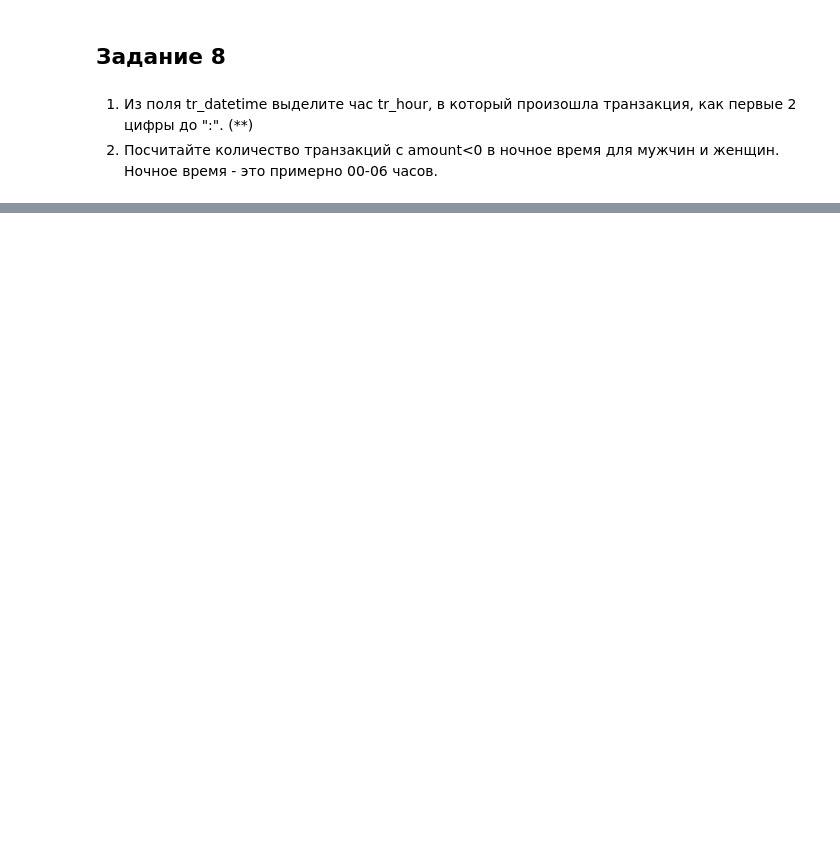
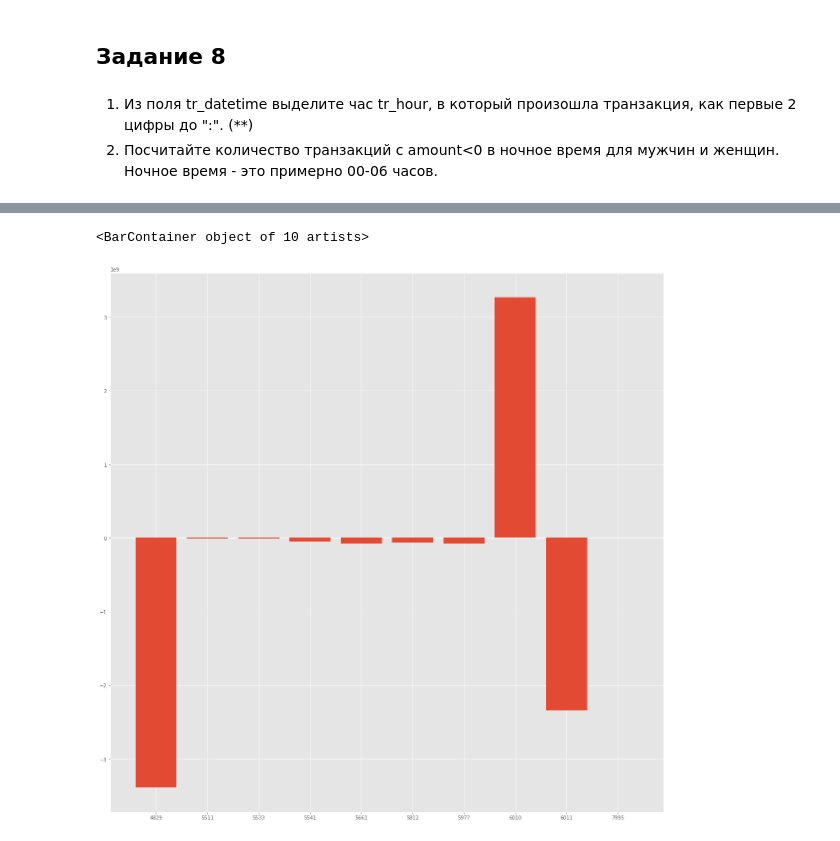
Before and after one commit to richiurb/ITMO_Bachelor_labs, a Jupyter notebook: Machine Learning/lab2/lab2.ipynb, the cells around one changed output, grey strips where cells are left out. Drawn from its saved outputs; the diff is of its cells as text; code cells hidden in the pictures; blank space fills up the shorter version.

```diff
--- a/Machine Learning/lab2/lab2.ipynb
+++ b/Machine Learning/lab2/lab2.ipynb
@@ -533,0 +553,6 @@ top_10_mcc_merged_with_description
+# %%
+transactions_more_100 = transactions.groupby('customer_id')['tr_datetime'].count().sort_values()
+transactions_more_100 = transactions_more_100.head(len(transactions_more_100) - 5)
+transactions_more_100 = transactions_more_100[transactions_more_100.values > 100]
+transactions_more_100_1 = transactions[transactions['customer_id'].isin(transactions_more_100.index)]
+transactions_more_100_1
@@ -533,0 +573,3 @@ top_10_mcc_merged_with_description
+# %%
+transactions_more_100_2 = transactions_more_100_1[transactions_more_100_1['mcc_code'].isin(top_10_mcc_merged_with_description['mcc_code'])]
+transactions_more_100_2
@@ -533,0 +590,8 @@ top_10_mcc_merged_with_description
+# %%
+from matplotlib import pyplot as plt
+plt.style.use('ggplot')
+%matplotlib inline
+# %%
+transactions_100_10_gender_0 = transactions_more_100_2[transactions_more_100_2['gender'] == 0.0]
+mcc_code_stats_gender_0 = transactions_100_10_gender_0.groupby('mcc_code')['amount'].sum()
+mcc_code_stats_gender_0
@@ -533,0 +611,6 @@ top_10_mcc_merged_with_description
+# %%
+plt.figure(figsize=(20, 20))
+plt.bar([str(item) for item in mcc_code_stats_gender_0.index], mcc_code_stats_gender_0.values)
+# %% [output]
+<BarContainer object of 10 artists>
+[figure, added]
```
Also changed, not shown: parts of 11 cells of this notebook.
